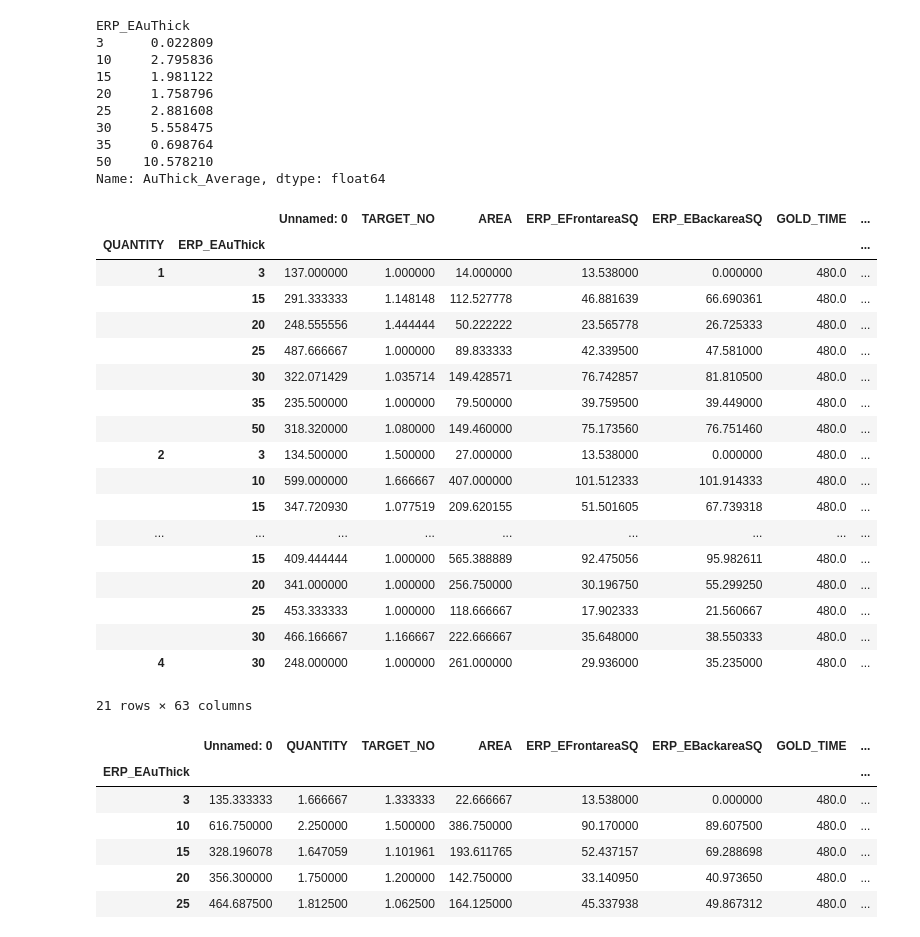
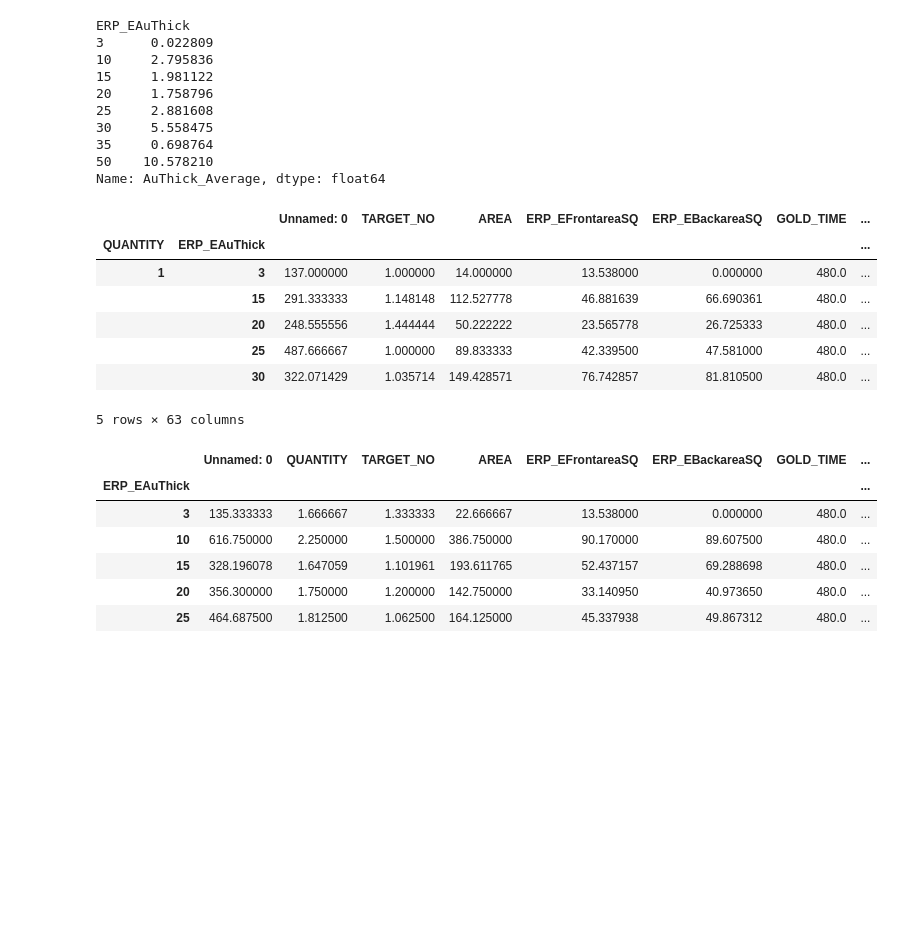
Before and after one commit to randomForester/Defect-detection, a Jupyter notebook: GroupBy/Data_Manipulation_Au_Thickness.ipynb, the cells around one changed output. Drawn from its saved outputs; the diff is of its cells as text; code cells hidden in the pictures; blank space fills up the shorter version.

```diff
--- a/GroupBy/Data_Manipulation_Au_Thickness.ipynb
+++ b/GroupBy/Data_Manipulation_Au_Thickness.ipynb
@@ -152,27 +144,16 @@ ERP_EAuThick
 50    10.578210
 Name: AuThick_Average, dtype: float64
 # %%
-df.groupby(['QUANTITY','ERP_EAuThick']).mean()
+df.groupby(['QUANTITY','ERP_EAuThick']).mean().head()
 # %% [output]
 |  |  | Unnamed: 0 | TARGET_NO | AREA | ERP_EFrontareaSQ | ERP_EBackareaSQ | GOLD_TIME | ... |
 | QUANTITY | ERP_EAuThick |  |  |  |  |  |  | ... |
 | 1 | 3 | 137.000000 | 1.000000 | 14.000000 | 13.538000 | 0.000000 | 480.0 | ... |
 |  | 15 | 291.333333 | 1.148148 | 112.527778 | 46.881639 | 66.690361 | 480.0 | ... |
 |  | 20 | 248.555556 | 1.444444 | 50.222222 | 23.565778 | 26.725333 | 480.0 | ... |
 |  | 25 | 487.666667 | 1.000000 | 89.833333 | 42.339500 | 47.581000 | 480.0 | ... |
 |  | 30 | 322.071429 | 1.035714 | 149.428571 | 76.742857 | 81.810500 | 480.0 | ... |
-|  | 35 | 235.500000 | 1.000000 | 79.500000 | 39.759500 | 39.449000 | 480.0 | ... |
-|  | 50 | 318.320000 | 1.080000 | 149.460000 | 75.173560 | 76.751460 | 480.0 | ... |
-| 2 | 3 | 134.500000 | 1.500000 | 27.000000 | 13.538000 | 0.000000 | 480.0 | ... |
-|  | 10 | 599.000000 | 1.666667 | 407.000000 | 101.512333 | 101.914333 | 480.0 | ... |
-|  | 15 | 347.720930 | 1.077519 | 209.620155 | 51.501605 | 67.739318 | 480.0 | ... |
-| ... | ... | ... | ... | ... | ... | ... | ... | ... |
-|  | 15 | 409.444444 | 1.000000 | 565.388889 | 92.475056 | 95.982611 | 480.0 | ... |
-|  | 20 | 341.000000 | 1.000000 | 256.750000 | 30.196750 | 55.299250 | 480.0 | ... |
-|  | 25 | 453.333333 | 1.000000 | 118.666667 | 17.902333 | 21.560667 | 480.0 | ... |
-|  | 30 | 466.166667 | 1.166667 | 222.666667 | 35.648000 | 38.550333 | 480.0 | ... |
-| 4 | 30 | 248.000000 | 1.000000 | 261.000000 | 29.936000 | 35.235000 | 480.0 | ... |
-21 rows × 63 columns
+5 rows × 63 columns
 # %%
 grpagg = df.groupby('ERP_EAuThick').aggregate(np.mean)
 grpagg
```
Also changed, not shown: parts of 6 cells of this notebook.
